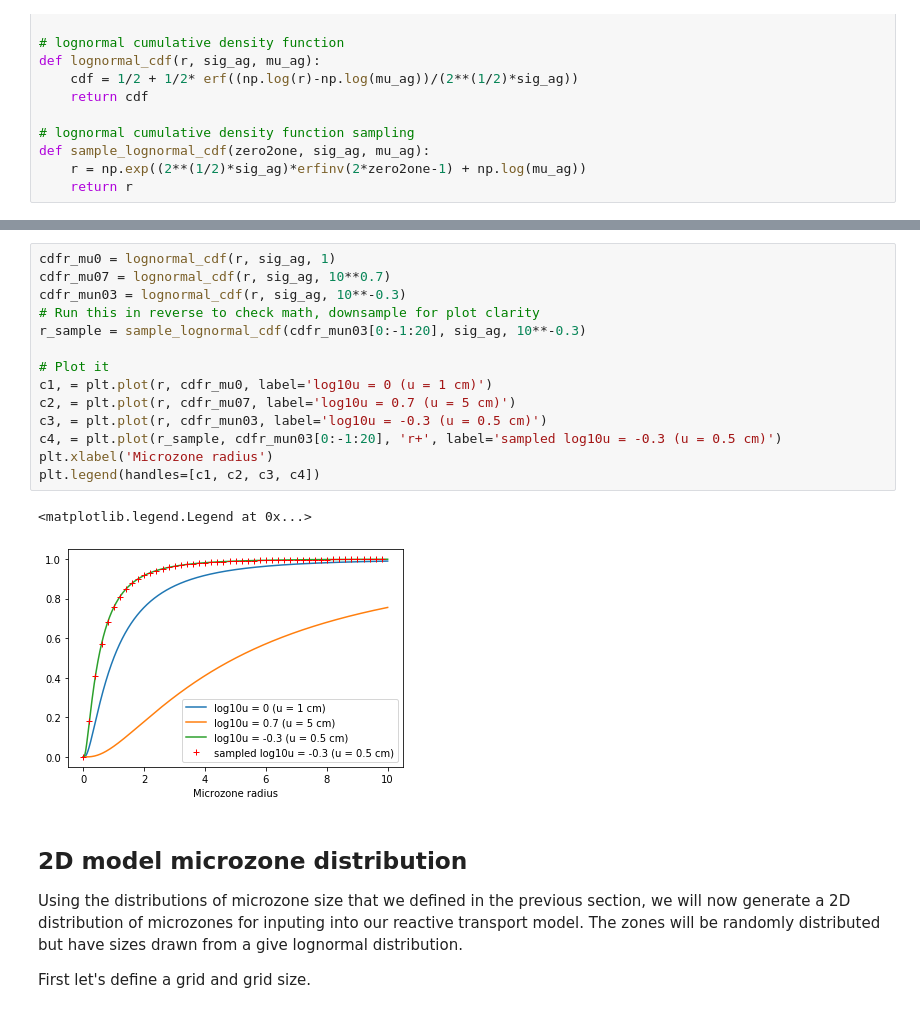
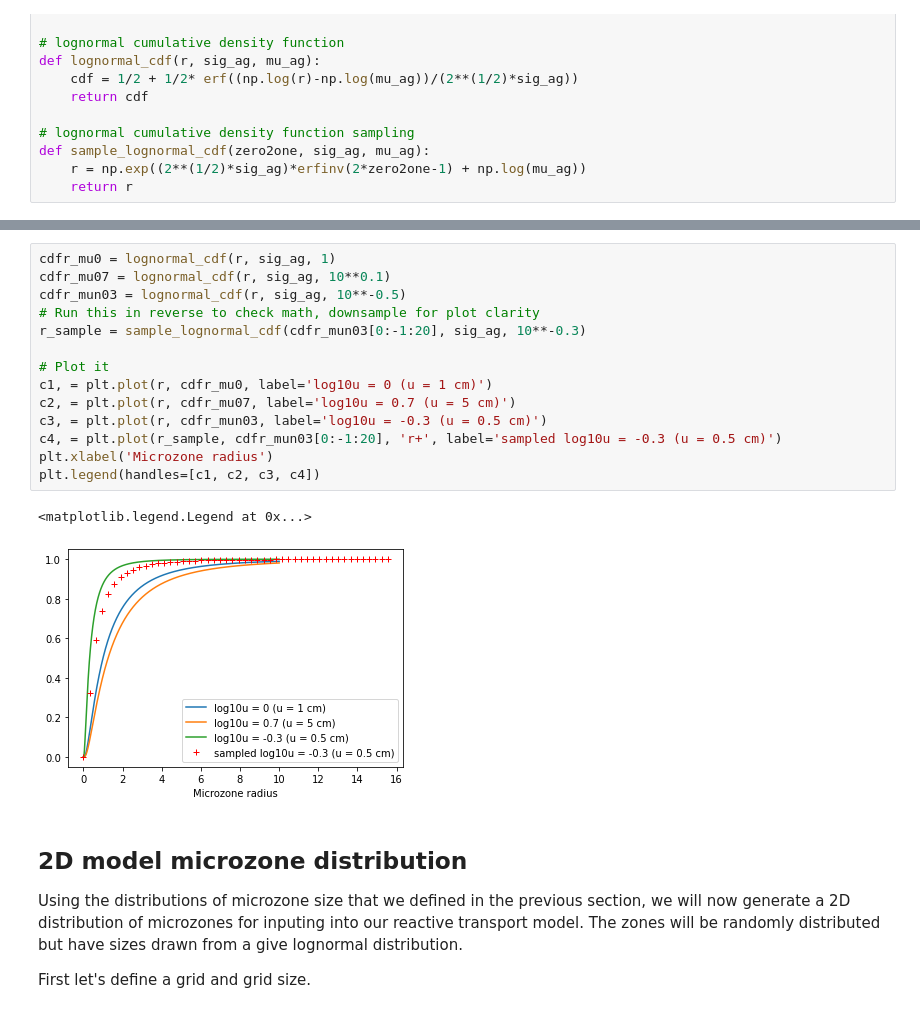
Before and after one commit to zahasky/Contaminant-Hydrogeology-Activities, a Jupyter notebook: FloPy Anaerobic Microzones.ipynb, the cells around one changed output, grey strips where cells are left out. Saved outputs shown, nothing was run; the diff lists cells and outputs as text.

```diff
--- a/FloPy Anaerobic Microzones.ipynb
+++ b/FloPy Anaerobic Microzones.ipynb
@@ -56,20 +54,20 @@ plt.legend(handles=[c1, c2, c3])
 # %%
 cdfr_mu0 = lognormal_cdf(r, sig_ag, 1)
-cdfr_mu07 = lognormal_cdf(r, sig_ag, 10**0.7)
-cdfr_mun03 = lognormal_cdf(r, sig_ag, 10**-0.3)
+cdfr_mu07 = lognormal_cdf(r, sig_ag, 10**0.1)
+cdfr_mun03 = lognormal_cdf(r, sig_ag, 10**-0.5)
 # Run this in reverse to check math, downsample for plot clarity
 r_sample = sample_lognormal_cdf(cdfr_mun03[0:-1:20], sig_ag, 10**-0.3)
 
 # Plot it
 c1, = plt.plot(r, cdfr_mu0, label='log10u = 0 (u = 1 cm)')
 c2, = plt.plot(r, cdfr_mu07, label='log10u = 0.7 (u = 5 cm)')
 c3, = plt.plot(r, cdfr_mun03, label='log10u = -0.3 (u = 0.5 cm)')
 c4, = plt.plot(r_sample, cdfr_mun03[0:-1:20], 'r+', label='sampled log10u = -0.3 (u = 0.5 cm)')
 plt.xlabel('Microzone radius')
 plt.legend(handles=[c1, c2, c3, c4])
 # %% [output]
 <matplotlib.legend.Legend at 0x...>
-[figure, old version]
+[figure, new version]
 # %% [markdown]
 ## 2D model microzone distribution
 
```
Also changed, not shown: parts of 2 cells of this notebook, 2 other files.
